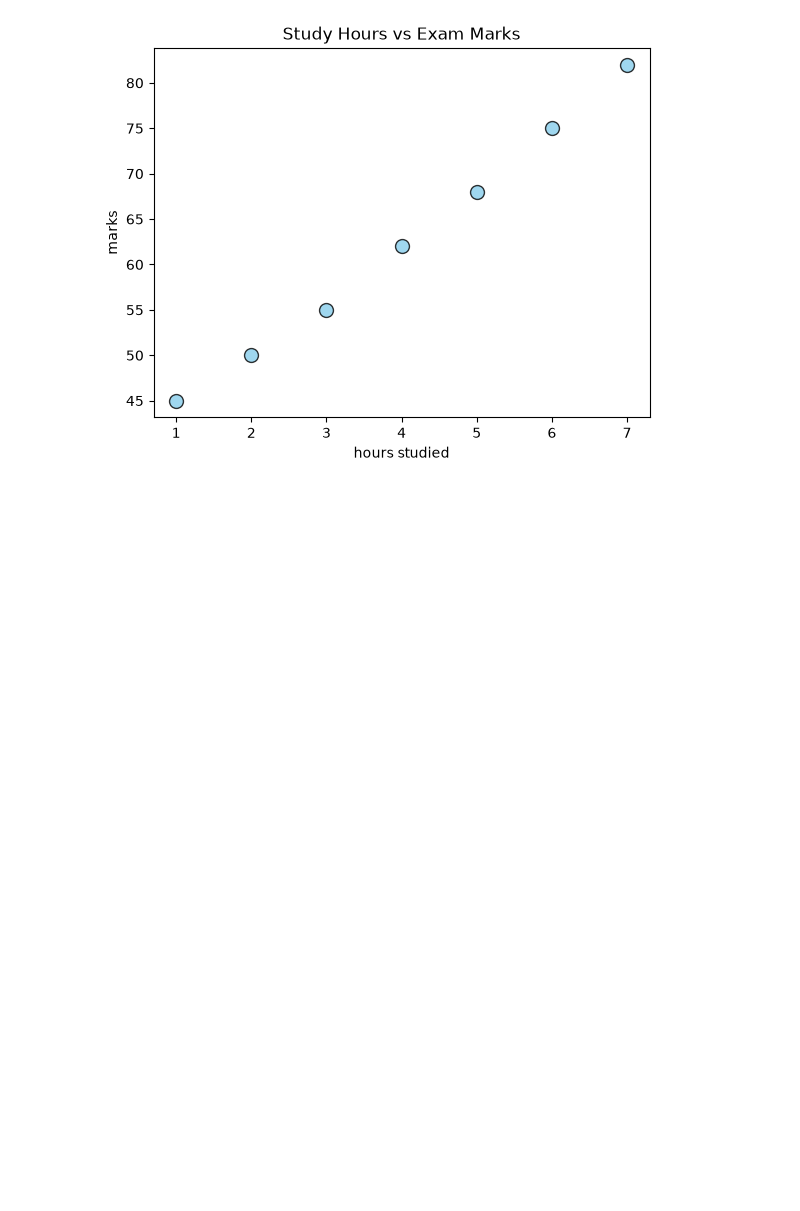
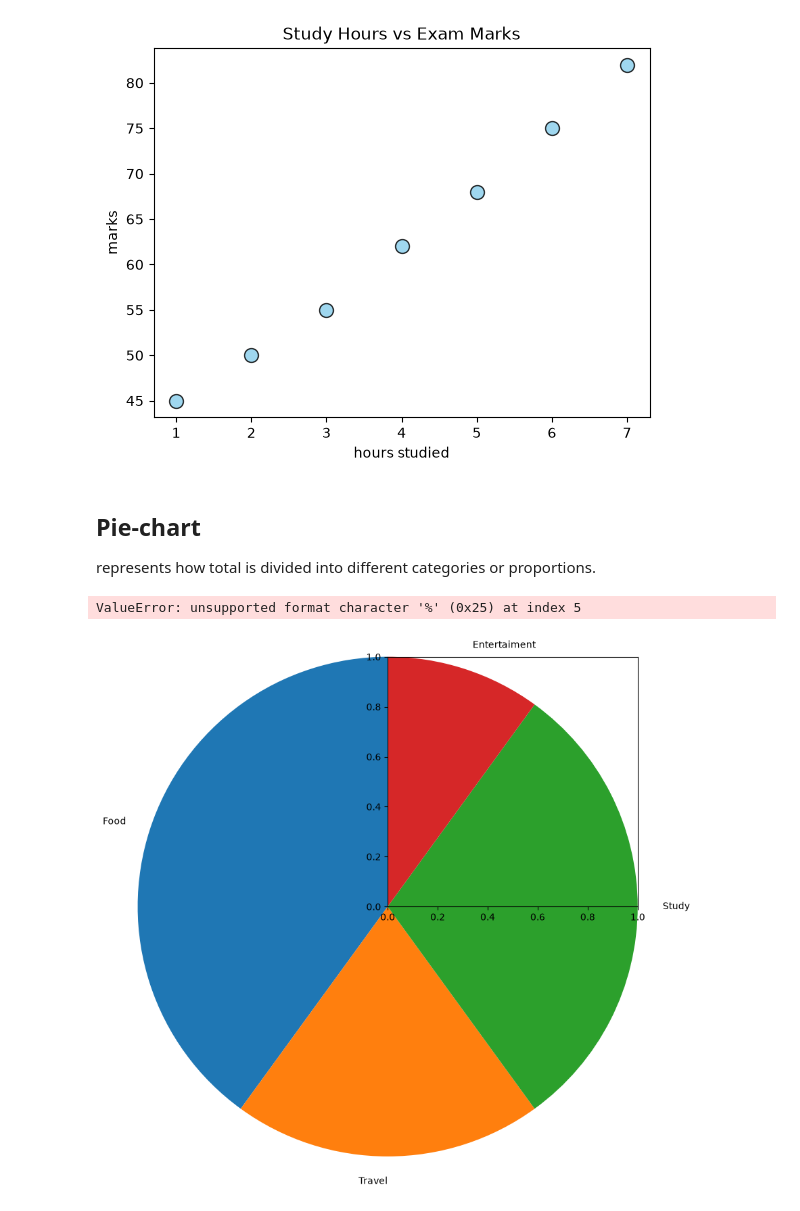
Before and after one commit to Aarati123456/python-data-science, a Jupyter notebook: pandas.ipynb, the cells around one changed output. Drawn from its saved outputs; the diff is of its cells as text; code cells hidden in the pictures; blank space fills up the shorter version.

Commit message:
learn monthly expenses pie chart with matplotlib

```diff
--- a/pandas.ipynb
+++ b/pandas.ipynb
@@ -236,3 +239,21 @@ plt.title("Study Hours vs Exam Marks")
 plt.show()
 # %% [output]
 [figure]
+# %% [markdown]
+## Pie-chart
+represents how total is divided into different categories or proportions.
+# %%
+categories = ["Food", "Travel", "Study", "Entertaiment"]
+expenses = [4000, 2000, 3000, 1000]
+plt.pie(
+    expenses,
+    labels = categories,
+    autopct="%1.01%%",
+    startangle=90,
+    shadow=False
+)
+plt.title("monthly expenses")
+plt.show()
+# %% [output]
+ValueError: unsupported format character '%' (0x25) at index 5
+[figure, added]
```
Also changed, not shown: parts of 1 cell of this notebook.
